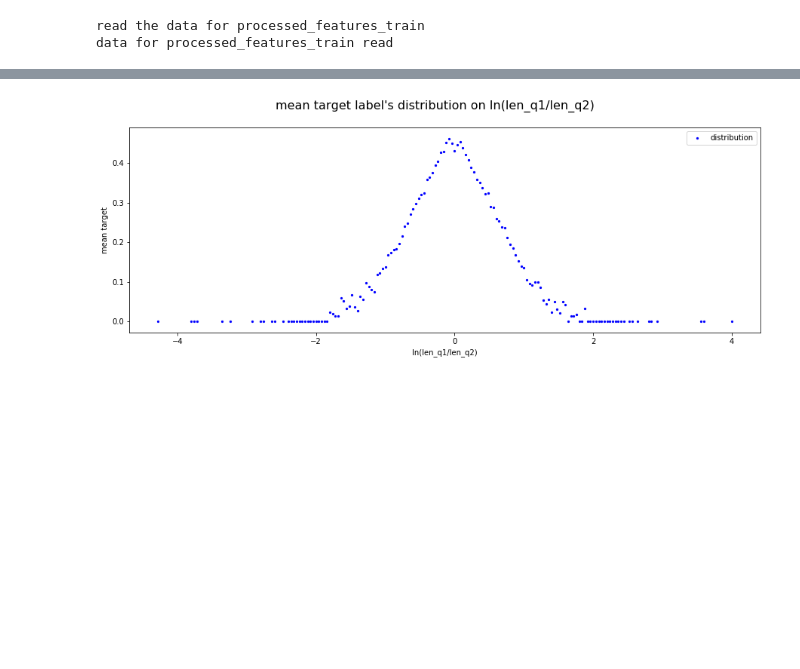
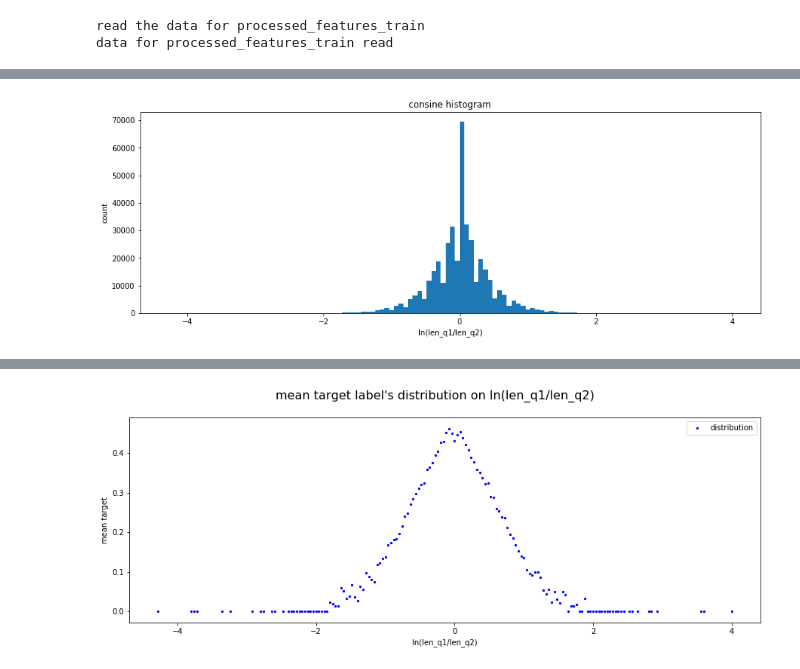
Before and after one commit to Luminosite/ud_quora, a Jupyter notebook: data_analyse.ipynb, the cells around one changed output, grey strips where cells are left out. Cells and saved outputs as stored; diff of their text form; code cells hidden in the pictures; blank space fills up the shorter version.

```diff
--- a/data_analyse.ipynb
+++ b/data_analyse.ipynb
@@ -32,3 +54,19 @@ def show_points(results, value_column='y',
     pl.xlabel(x_l)
     pl.ylabel(y_l)
     pl.show()
+# %%
+#tData['len_ratio'] = tData.apply(lambda x: x['len_q1']/x['len_q2'])
+def len_r(x, col):
+    return int(log(x['{c}1'.format(c=col)]/x['{c}2'.format(c=col)])/0.04)
+
+def plot_ratio(ratio_col,
+               title="mean target label's distribution on ln(len_q1/len_q2)",
+               x_l="ln(len_q1/len_q2)"):
+    pData = tData.apply(lambda x: len_r(x, ratio_col), axis=1)
+
+    return pData
+
+pData = plot_ratio("len_q")
+hist(pData * 0.04, b=120, xl = "ln(len_q1/len_q2)")
+# %% [output]
+[figure, added]
```
Also changed, not shown: parts of 9 cells of this notebook, 1 other file.
